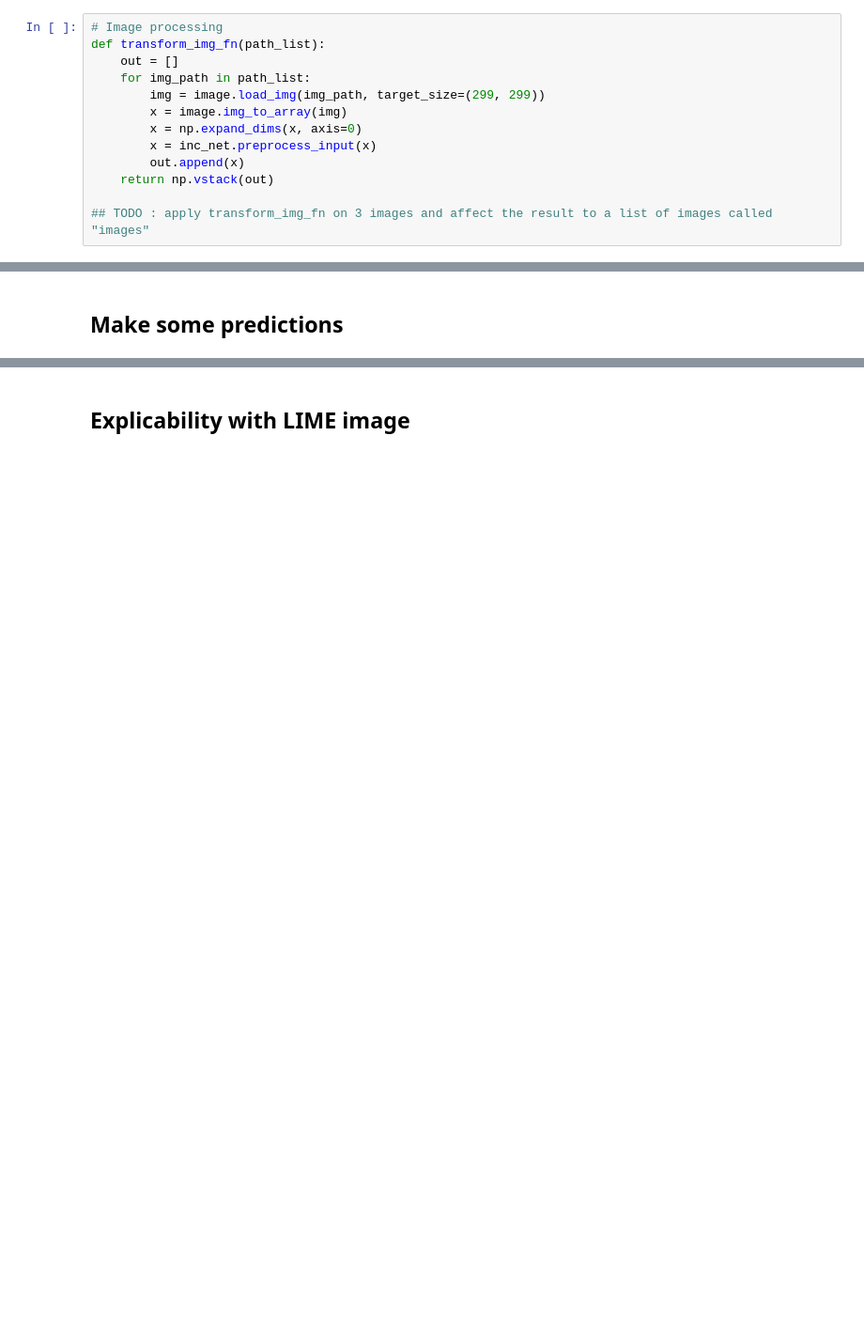
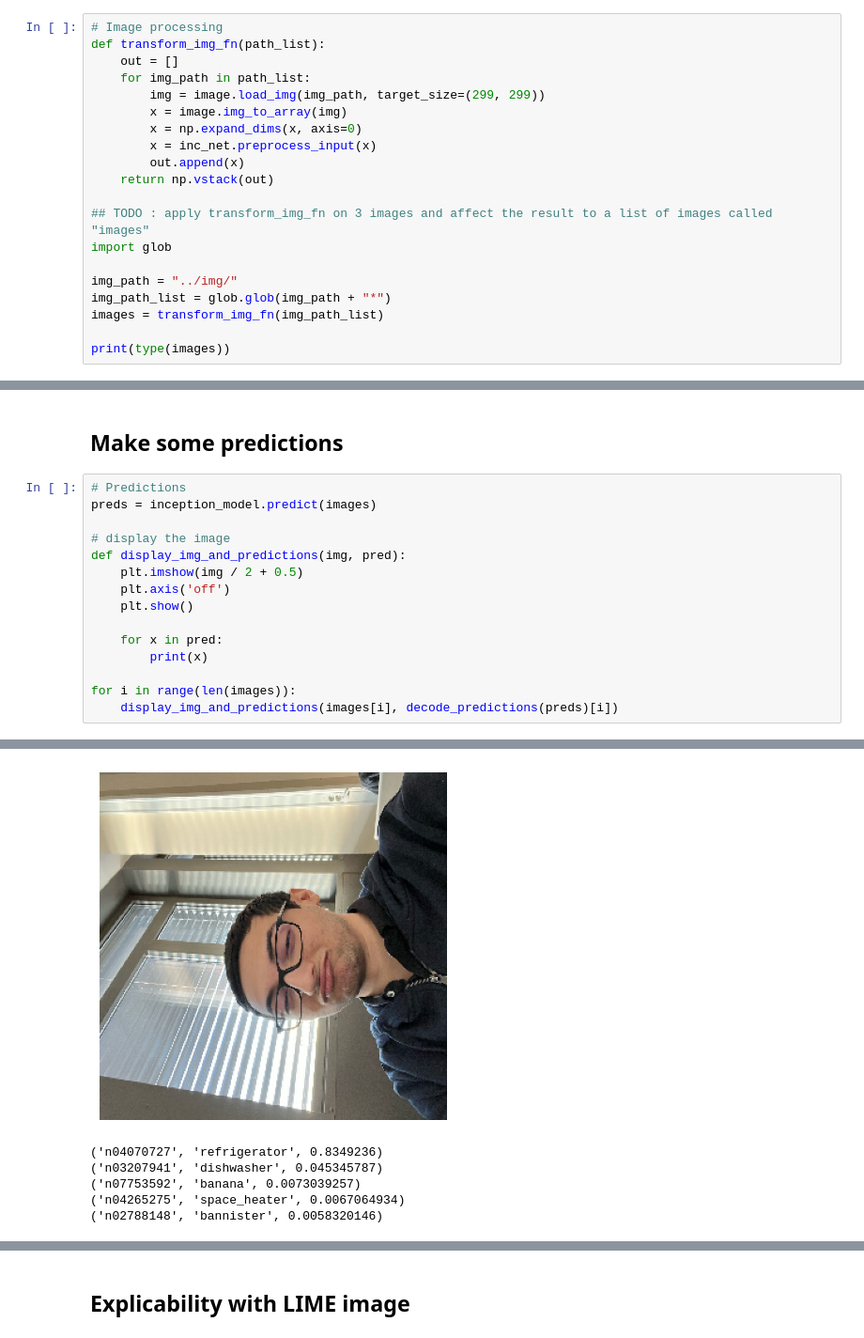
Before and after one commit to 0nyr/explainibility_seminar, a Jupyter notebook: src/Notebook_explicability_students_version-2.ipynb, the cells around one changed output, grey strips where cells are left out. Shown at 94% size. Cells and saved outputs as stored; diff of their text form; blank space fills up the shorter version.

```diff
--- a/src/Notebook_explicability_students_version-2.ipynb
+++ b/src/Notebook_explicability_students_version-2.ipynb
@@ -459,3 +478,10 @@ def transform_img_fn(path_list):
     return np.vstack(out)
 
 ## TODO : apply transform_img_fn on 3 images and affect the result to a list of images called "images"
+import glob
+
+img_path = "../img/"
+img_path_list = glob.glob(img_path + "*")
+images = transform_img_fn(img_path_list)
+
+print(type(images))
@@ -467,2 +490,18 @@ plt.show()
 # %% [markdown]
 ## Make some predictions
+# %%
+# Predictions
+preds = inception_model.predict(images)
+
+# display the image
+def display_img_and_predictions(img, pred):
+    plt.imshow(img / 2 + 0.5)
+    plt.axis('off')
+    plt.show()
+
+    for x in pred:
+        print(x)
+
+for i in range(len(images)):
+    display_img_and_predictions(images[i], decode_predictions(preds)[i])
+# %% [output]
@@ -468,0 +509,6 @@ plt.show()
+[figure, added]
+('n04070727', 'refrigerator', 0.8349236)
+('n03207941', 'dishwasher', 0.045345787)
+('n07753592', 'banana', 0.0073039257)
+('n04265275', 'space_heater', 0.0067064934)
+('n02788148', 'bannister', 0.0058320146)
```
Also changed, not shown: parts of 20 cells of this notebook, 4 other files.
